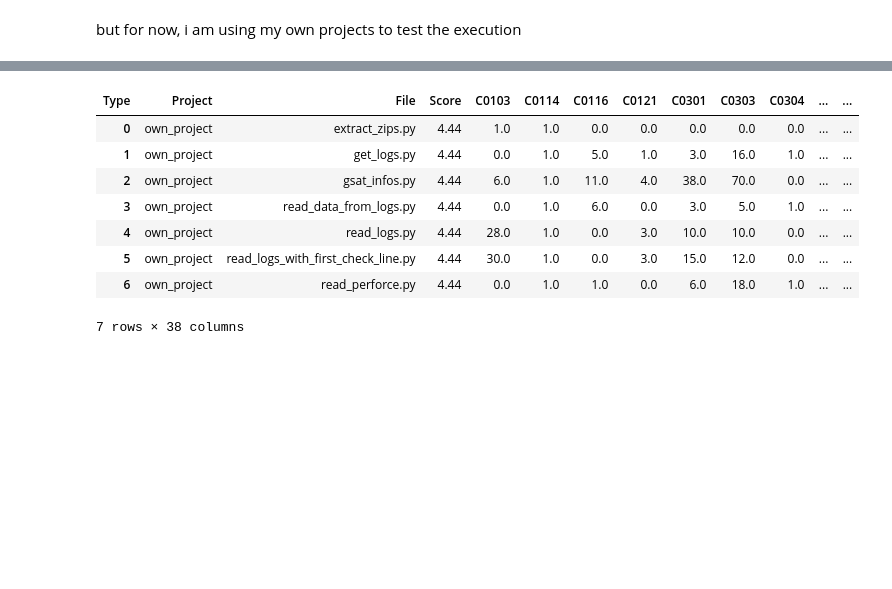
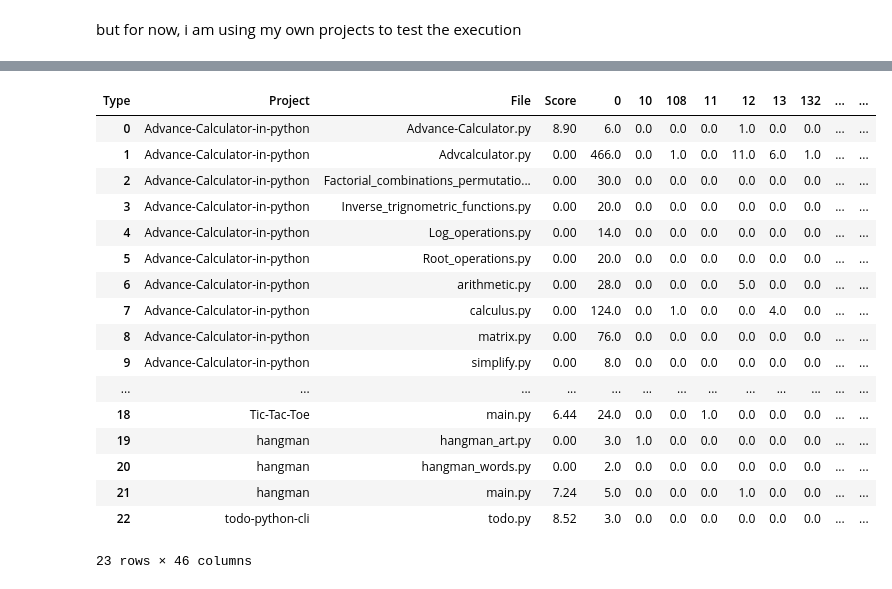
Before and after one commit to arionpap4/msc_szakdolgozat, a Jupyter notebook: dipterv.ipynb, the cells around one changed output, grey strips where cells are left out. Cells and saved outputs as stored; diff of their text form; code cells hidden in the pictures; blank space fills up the shorter version.

```diff
--- a/dipterv.ipynb
+++ b/dipterv.ipynb
@@ -79,12 +97,24 @@ Successfully installed flake8-7.1.2 pycodestyle-2.12.1 pyflakes-3.2.0
 # %%
+import os
 import subprocess
 import re
 import pandas as pd
 
 def run_pylint_analysis(project_path):
-    pylint_output = subprocess.run(['pylint', project_path, '--output-format=text'], capture_output=True, text=True, check=False)
+    print(f"Starting analysis of project: {project_path}")
+    results = []
 
-    results_df = parse_pylint_output(pylint_output.stdout, project_path)
+    for root, dirs, files in os.walk(project_path):
+        for file in files:
+            if file.endswith('.py'):
+                file_path = os.path.join(root, file)
+                print(f"Analyzing file: {file_path}")
+                pylint_output = subprocess.run(['pylint', file_path, '--output-format=text'], capture_output=True, text=True, check=False)
+                file_results = parse_pylint_output(pylint_output.stdout, file_path)
+                results.append(file_results)
+
+    print("Analysis complete. Compiling results...")
+    results_df = pd.concat(results, ignore_index=True)
 
     # Create headers dynamically based on unique message types
     unique_types = sorted(results_df['Type'].unique())
@@ -97,27 +127,28 @@ def run_pylint_analysis(project_path):
                                          fill_value=0).reset_index()
 
     # Reorder columns to match headers
-    pivot_table = pivot_table[headers]
+    pivot_table = pivot_table.reindex(columns=headers)
 
+    print("Results compiled. Returning data.")
     return pivot_table
 
-def parse_pylint_output(output, project_path):
-    project_name = project_path.split('/')[-1]
-    data = []
+def parse_pylint_output(output, file_path):
+    #input(file_path.split('/')[5])
+    project_name = file_path.split('/')[5]
+    file_name = os.path.basename(file_path)
+    data = [{'Project': project_name, 'File': file_name, 'Type': "None", 'Count': 1}]
     score = 0.0
-
     for line in output.split('\n'):
-        if project_name in line and ':' in line:
-            parts = line.split(':')
-            if len(parts) >= 4:
-                file_path = parts[0].strip()
-                file_name = file_path.split('/')[-1]
-                message_type = parts[3].strip()
-                data.append({'Project': project_name, 'File': file_name, 'Type': message_type, 'Count': 1})
-        elif "Your code has been rated at" in line:
+      if "Your code has been rated at" in line:
             score_match = re.search(r'rated at (\d+\.\d+)', line)
             if score_match:
                 score = float(score_match.group(1))
+      elif ':' in line:
+            parts = line.split(':')
+            if len(parts) >= 4:
+                message_type = parts[2].strip()
+                data.append({'Project': project_name, 'File': file_name, 'Type': message_type, 'Count': 1})
+
 
     # Convert to DataFrame
     results_df = pd.DataFrame(data)
@@ -130,6 +161,9 @@ def parse_pylint_output(output, project_path):
 
     return results_df
 
-df = run_pylint_analysis('/content/python_projects/own_project')
+# Usage
+project_path = '/content/projects/Python/own_project'
+df = run_pylint_analysis(project_path)
+print("Final results:")
 display(df)
 # %% [output]
@@ -136,9 +187,18 @@ display(df)
-| Type | Project | File | Score | C0103 | C0114 | C0116 | C0121 | C0301 | C0303 | C0304 | ... | ... |
-| 0 | own_project | extract_zips.py | 4.44 | 1.0 | 1.0 | 0.0 | 0.0 | 0.0 | 0.0 | 0.0 | ... | ... |
-| 1 | own_project | get_logs.py | 4.44 | 0.0 | 1.0 | 5.0 | 1.0 | 3.0 | 16.0 | 1.0 | ... | ... |
-| 2 | own_project | gsat_infos.py | 4.44 | 6.0 | 1.0 | 11.0 | 4.0 | 38.0 | 70.0 | 0.0 | ... | ... |
-| 3 | own_project | read_data_from_logs.py | 4.44 | 0.0 | 1.0 | 6.0 | 0.0 | 3.0 | 5.0 | 1.0 | ... | ... |
-| 4 | own_project | read_logs.py | 4.44 | 28.0 | 1.0 | 0.0 | 3.0 | 10.0 | 10.0 | 0.0 | ... | ... |
-| 5 | own_project | read_logs_with_first_check_line.py | 4.44 | 30.0 | 1.0 | 0.0 | 3.0 | 15.0 | 12.0 | 0.0 | ... | ... |
-| 6 | own_project | read_perforce.py | 4.44 | 0.0 | 1.0 | 1.0 | 0.0 | 6.0 | 18.0 | 1.0 | ... | ... |
+| Type | Project | File | Score | 0 | 10 | 108 | 11 | 12 | 13 | 132 | ... | ... |
+| 0 | Advance-Calculator-in-python | Advance-Calculator.py | 8.90 | 6.0 | 0.0 | 0.0 | 0.0 | 1.0 | 0.0 | 0.0 | ... | ... |
+| 1 | Advance-Calculator-in-python | Advcalculator.py | 0.00 | 466.0 | 0.0 | 1.0 | 0.0 | 11.0 | 6.0 | 1.0 | ... | ... |
+| 2 | Advance-Calculator-in-python | Factorial_combinations_permutatio... | 0.00 | 30.0 | 0.0 | 0.0 | 0.0 | 0.0 | 0.0 | 0.0 | ... | ... |
+| 3 | Advance-Calculator-in-python | Inverse_trignometric_functions.py | 0.00 | 20.0 | 0.0 | 0.0 | 0.0 | 0.0 | 0.0 | 0.0 | ... | ... |
+| 4 | Advance-Calculator-in-python | Log_operations.py | 0.00 | 14.0 | 0.0 | 0.0 | 0.0 | 0.0 | 0.0 | 0.0 | ... | ... |
+| 5 | Advance-Calculator-in-python | Root_operations.py | 0.00 | 20.0 | 0.0 | 0.0 | 0.0 | 0.0 | 0.0 | 0.0 | ... | ... |
+| 6 | Advance-Calculator-in-python | arithmetic.py | 0.00 | 28.0 | 0.0 | 0.0 | 0.0 | 5.0 | 0.0 | 0.0 | ... | ... |
+| 7 | Advance-Calculator-in-python | calculus.py | 0.00 | 124.0 | 0.0 | 1.0 | 0.0 | 0.0 | 4.0 | 0.0 | ... | ... |
+| 8 | Advance-Calculator-in-python | matrix.py | 0.00 | 76.0 | 0.0 | 0.0 | 0.0 | 0.0 | 0.0 | 0.0 | ... | ... |
+| 9 | Advance-Calculator-in-python | simplify.py | 0.00 | 8.0 | 0.0 | 0.0 | 0.0 | 0.0 | 0.0 | 0.0 | ... | ... |
+| ... | ... | ... | ... | ... | ... | ... | ... | ... | ... | ... | ... | ... |
+| 18 | Tic-Tac-Toe | main.py | 6.44 | 24.0 | 0.0 | 0.0 | 1.0 | 0.0 | 0.0 | 0.0 | ... | ... |
+| 19 | hangman | hangman_art.py | 0.00 | 3.0 | 1.0 | 0.0 | 0.0 | 0.0 | 0.0 | 0.0 | ... | ... |
+| 20 | hangman | hangman_words.py | 0.00 | 2.0 | 0.0 | 0.0 | 0.0 | 0.0 | 0.0 | 0.0 | ... | ... |
+| 21 | hangman | main.py | 7.24 | 5.0 | 0.0 | 0.0 | 0.0 | 1.0 | 0.0 | 0.0 | ... | ... |
+| 22 | todo-python-cli | todo.py | 8.52 | 3.0 | 0.0 | 0.0 | 0.0 | 0.0 | 0.0 | 0.0 | ... | ... |
-7 rows × 38 columns
+23 rows × 46 columns
```
Also changed, not shown: parts of 31 cells of this notebook.
